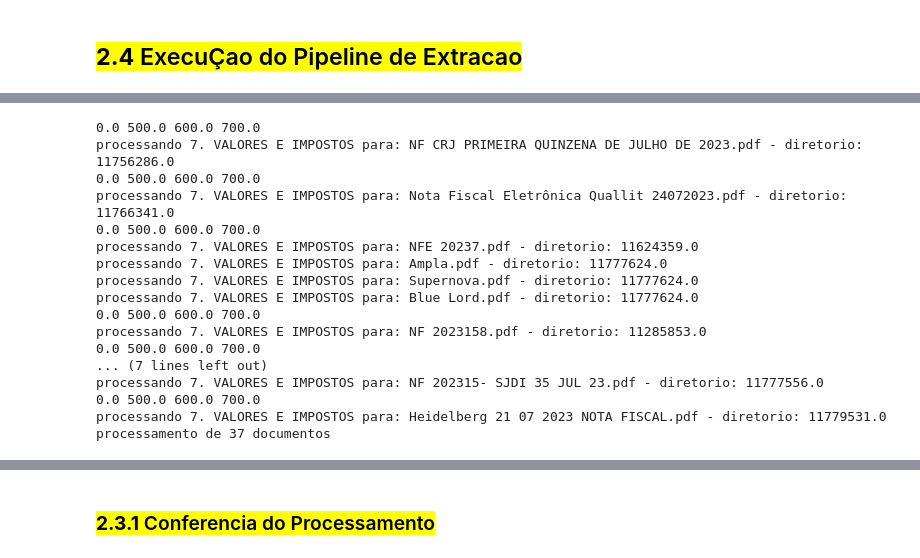
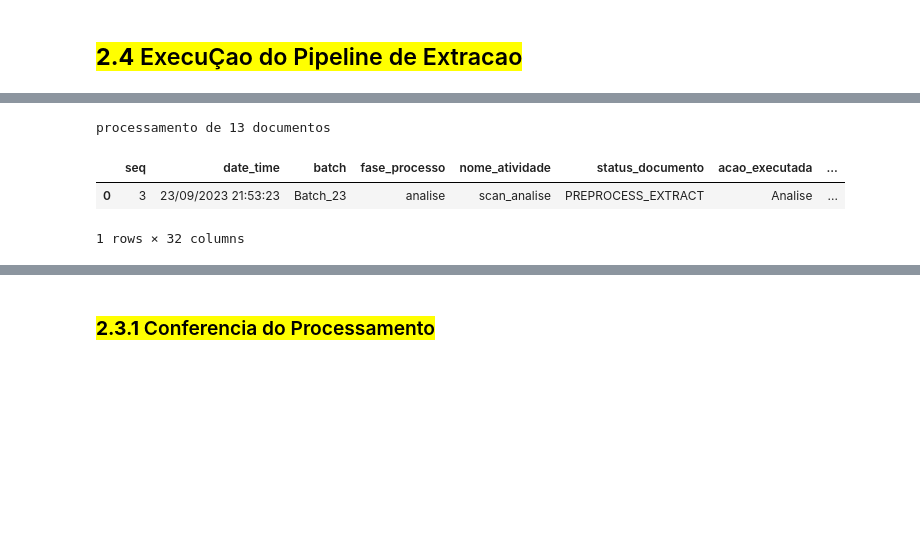
Before and after one commit to Daniel-sdn/extracaoDoc, a Jupyter notebook: 2_extracao_pipeline_v1.ipynb, the cells around one changed output, grey strips where cells are left out. Drawn from its saved outputs; the diff is of its cells as text; code cells hidden in the pictures; blank space fills up the shorter version.

```diff
--- a/2_extracao_pipeline_v1.ipynb
+++ b/2_extracao_pipeline_v1.ipynb
@@ -3492,8 +2792,6 @@ def extracao_pipeline(qualquer_df, fase, atividade, status, debug=False, prestad
 
     return novo_df
 # %%
-# XXX Processando o pipeline
-ver = get_template_version('MAGE')
 # analisar_pdf_pesquisavel
 fase = 'analise'
 atividade = 'PREPROCESS'
@@ -3502,38 +2800,31 @@ raw_document_list = []
 dados_prest = {}
 
 lista_dicts = []
-logging.info(f'Execuçao do pipeline para {batch_name} | df_root_pipe: {df_root_pipe_path} fase: {fase} atividade: {atividade} status: {status}  template: {ver}')
+logging.info(f'Execuçao do pipeline para {batch_name} | df_root_pipe: {file_path_root_pipe} fase: {fase} atividade: {atividade} status: {status}  template: {ver}')
 
 
 # XXX 1.Processar todas as secoes do documento
-df = extracao_pipeline(df_root_pipe, fase, atividade, status, debug=False, prestador=True, tomador=True, servicos=True, total=True, cnae=True, valores_impostos=True, complementares=True, outras_informacoes=True, observacoes=True)
+#df = extracao_pipeline(df_root_pipe, fase, atividade, status, debug=False, prestador=True, tomador=True, servicos=True, total=True, cnae=True, valores_impostos=True, complementares=True, outras_informacoes=True, observacoes=True)
 
-# 2. Processar valor Total
+# 1. Processar somente dados iniciais e cabeçalho
+df = extracao_pipeline(df_root_pipe, fase, atividade, status, debug=False, prestador=False, tomador=False, servicos=False, total=False, cnae=False, valores_impostos=False, complementares=False, outras_informacoes=False, observacoes=False)
+
+# 5. Processar valor Total
 #df = extracao_pipeline(df_root_pipe, fase, atividade, status, debug=False, prestador=False, tomador=False, servicos=False, total=True, cnae=False, valores_impostos=False, complementares=False, outras_informacoes=False, observacoes=False)
 
-# 3. Processar CNAE
+# 6. Processar CNAE
 #df = extracao_pipeline(df_root_pipe, fase, atividade, status, debug=False, prestador=False, tomador=False, servicos=False, total=False, cnae=True, valores_impostos=False, complementares=False, outras_informacoes=False, observacoes=False)
 
-# 4. Processar Impostos
+# 7. Processar Impostos
 #df = extracao_pipeline(df_root_pipe, fase, atividade, status, debug=False, prestador=False, tomador=False, servicos=False, total=False, cnae=False, valores_impostos=, complementares=False, outras_informacoes=False, observacoes=False)
 
-# 5. complementar e observaçoes
+# 8. complementar e observaçoes
 #df = extracao_pipeline(df_root_pipe, fase, atividade, status, debug=False, prestador=False, tomador=False, servicos=False, total=False, cnae=False, valores_impostos=False, complementares=True, outras_informacoes=True, observacoes=True)
 # %% [output]
-0.0 500.0 600.0 700.0
-processando 7. VALORES E IMPOSTOS para: NF CRJ PRIMEIRA QUINZENA DE JULHO DE 2023.pdf - diretorio: 11756286.0
-0.0 500.0 600.0 700.0
-processando 7. VALORES E IMPOSTOS para: Nota Fiscal Eletrônica Quallit 24072023.pdf - diretorio: 11766341.0
-0.0 500.0 600.0 700.0
-processando 7. VALORES E IMPOSTOS para: NFE 20237.pdf - diretorio: 11624359.0
-processando 7. VALORES E IMPOSTOS para: Ampla.pdf - diretorio: 11777624.0
-processando 7. VALORES E IMPOSTOS para: Supernova.pdf - diretorio: 11777624.0
-processando 7. VALORES E IMPOSTOS para: Blue Lord.pdf - diretorio: 11777624.0
-0.0 500.0 600.0 700.0
-processando 7. VALORES E IMPOSTOS para: NF 2023158.pdf - diretorio: 11285853.0
-0.0 500.0 600.0 700.0
-... (7 lines left out)
-processando 7. VALORES E IMPOSTOS para: NF 202315- SJDI 35 JUL 23.pdf - diretorio: 11777556.0
-0.0 500.0 600.0 700.0
-processando 7. VALORES E IMPOSTOS para: Heidelberg 21 07 2023 NOTA FISCAL.pdf - diretorio: 11779531.0
-processamento de 37 documentos
+processamento de 13 documentos
+# %%
+df
+# %% [output]
+|  | seq | date_time | batch | fase_processo | nome_atividade | status_documento | acao_executada | ... |
+| 0 | 3 | 23/09/2023 21:53:23 | Batch_23 | analise | scan_analise | PREPROCESS_EXTRACT | Analise | ... |
+1 rows × 32 columns
```
Also changed, not shown: parts of 88 cells of this notebook, 42 other files.
